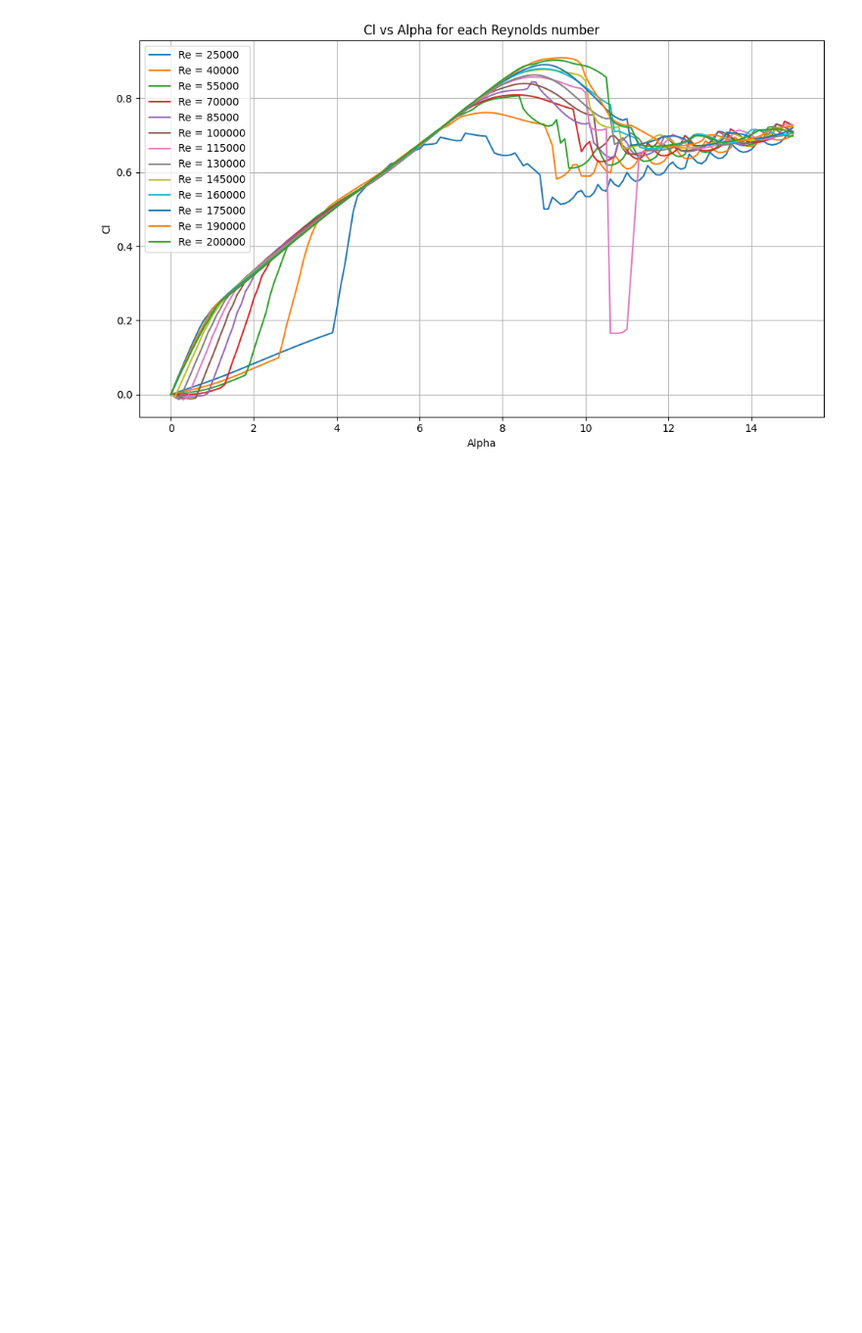
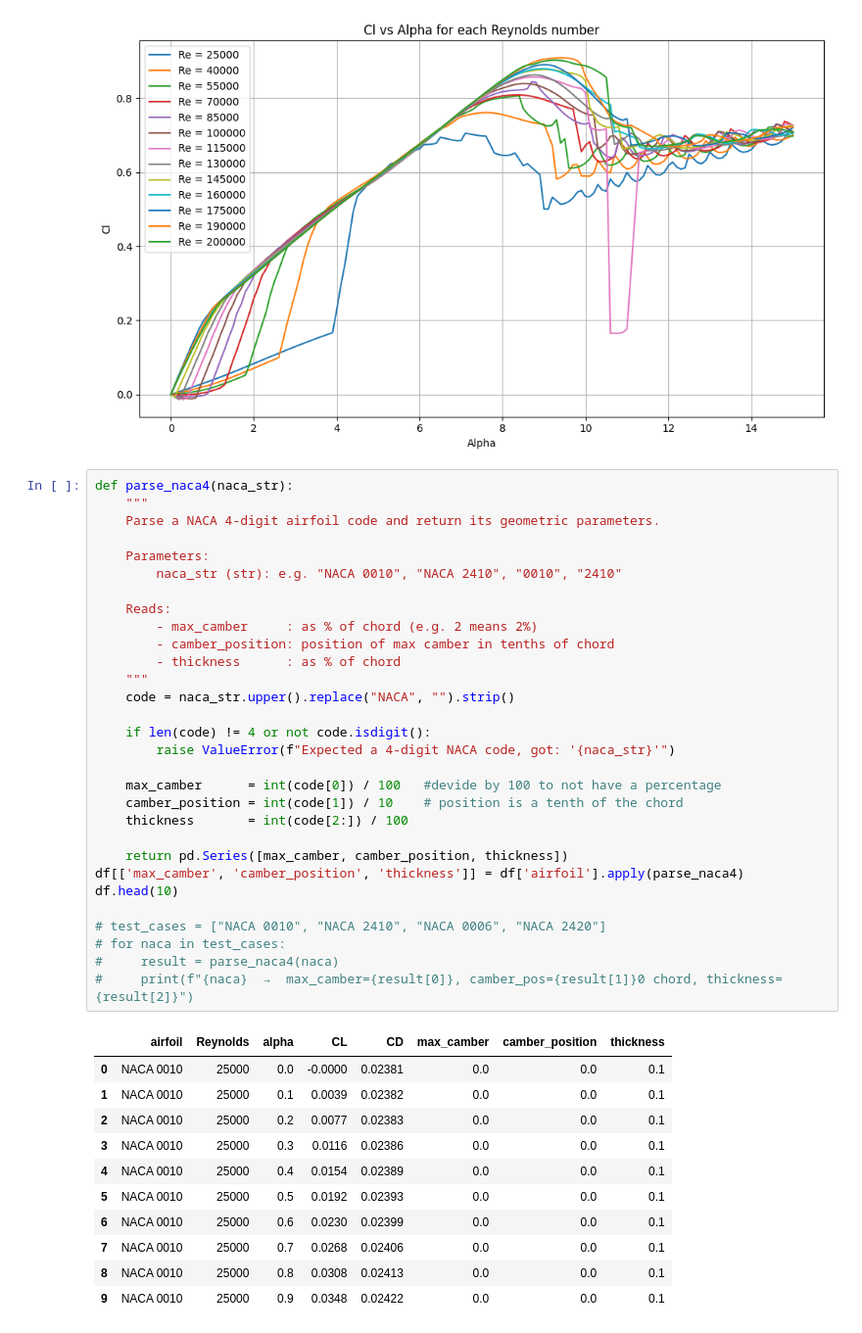
Before and after one commit to miirage-exe/data-driven-engineering, a Jupyter notebook: topic_2_pca.ipynb, the cells around one changed output. Shown at 98% size. Drawn from its saved outputs; the diff is of its cells as text; blank space fills up the shorter version.

```diff
--- a/topic_2_pca.ipynb
+++ b/topic_2_pca.ipynb
@@ -77,3 +80,45 @@ plt.tight_layout()
 plt.show()
 # %% [output]
 [figure]
+# %%
+def parse_naca4(naca_str):
+    """
+    Parse a NACA 4-digit airfoil code and return its geometric parameters.
+
+    Parameters:
+        naca_str (str): e.g. "NACA 0010", "NACA 2410", "0010", "2410"
+
+    Reads:
+        - max_camber     : as % of chord (e.g. 2 means 2%)
+        - camber_position: position of max camber in tenths of chord
+        - thickness      : as % of chord
+    """
+    code = naca_str.upper().replace("NACA", "").strip()
+
+    if len(code) != 4 or not code.isdigit():
+        raise ValueError(f"Expected a 4-digit NACA code, got: '{naca_str}'")
+
+    max_camber      = int(code[0]) / 100   #devide by 100 to not have a percentage
+    camber_position = int(code[1]) / 10    # position is a tenth of the chord
+    thickness       = int(code[2:]) / 100
+
+    return pd.Series([max_camber, camber_position, thickness])
+df[['max_camber', 'camber_position', 'thickness']] = df['airfoil'].apply(parse_naca4)
+df.head(10)
+
+# test_cases = ["NACA 0010", "NACA 2410", "NACA 0006", "NACA 2420"]
+# for naca in test_cases:
+#     result = parse_naca4(naca)
+#     print(f"{naca}  →  max_camber={result[0]}, camber_pos={result[1]}0 chord, thickness={result[2]}")
+# %% [output]
+|  | airfoil | Reynolds | alpha | CL | CD | max_camber | camber_position | thickness |
+| 0 | NACA 0010 | 25000 | 0.0 | -0.0000 | 0.02381 | 0.0 | 0.0 | 0.1 |
+| 1 | NACA 0010 | 25000 | 0.1 | 0.0039 | 0.02382 | 0.0 | 0.0 | 0.1 |
+| 2 | NACA 0010 | 25000 | 0.2 | 0.0077 | 0.02383 | 0.0 | 0.0 | 0.1 |
+| 3 | NACA 0010 | 25000 | 0.3 | 0.0116 | 0.02386 | 0.0 | 0.0 | 0.1 |
+| 4 | NACA 0010 | 25000 | 0.4 | 0.0154 | 0.02389 | 0.0 | 0.0 | 0.1 |
+| 5 | NACA 0010 | 25000 | 0.5 | 0.0192 | 0.02393 | 0.0 | 0.0 | 0.1 |
+| 6 | NACA 0010 | 25000 | 0.6 | 0.0230 | 0.02399 | 0.0 | 0.0 | 0.1 |
+| 7 | NACA 0010 | 25000 | 0.7 | 0.0268 | 0.02406 | 0.0 | 0.0 | 0.1 |
+| 8 | NACA 0010 | 25000 | 0.8 | 0.0308 | 0.02413 | 0.0 | 0.0 | 0.1 |
+| 9 | NACA 0010 | 25000 | 0.9 | 0.0348 | 0.02422 | 0.0 | 0.0 | 0.1 |
```
Also changed, not shown: parts of 11 cells of this notebook.
